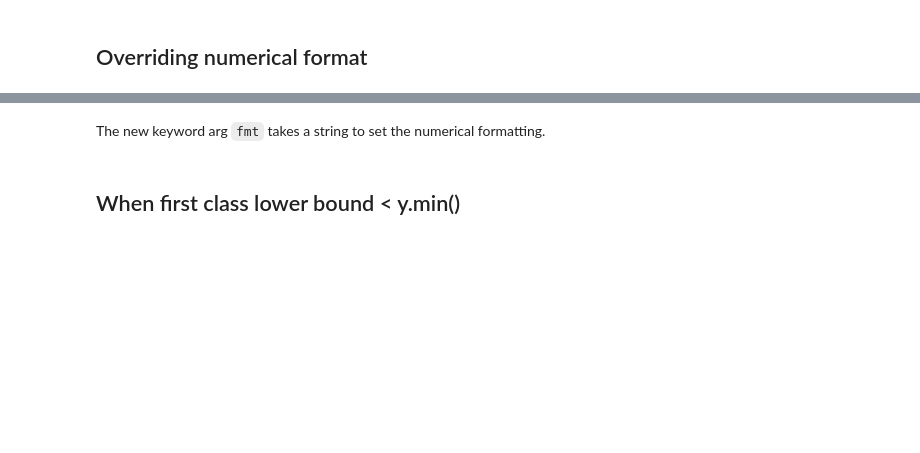
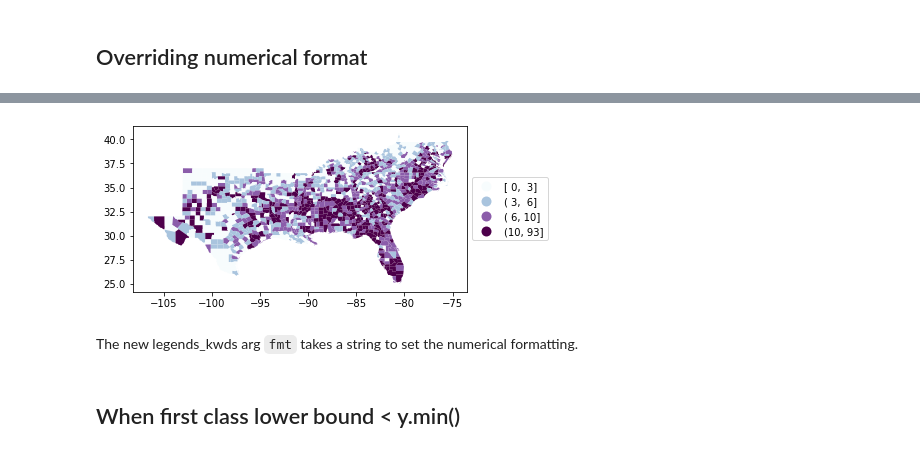
Before and after one commit to geopandas/geopandas, a Jupyter notebook: examples/choro_legends.ipynb, the cells around one changed output, grey strips where cells are left out. Saved outputs shown, nothing was run; the diff lists cells and outputs as text; code cells hidden in the pictures; blank space fills up the shorter version.

```diff
--- a/examples/choro_legends.ipynb
+++ b/examples/choro_legends.ipynb
@@ -55,5 +65,11 @@ ax = df.plot(column='HR60', scheme='QUANTILES', k=4, \
+# %%
+ax = df.plot(column='HR60', scheme='QUANTILES', k=4, \
+             cmap='BuPu', legend=True,
+             legend_kwds={'loc': 'center left', 'bbox_to_anchor':(1,0.5),  'fmt':"{:.0f}"})
+# %% [output]
+[figure, added]
 # %% [markdown]
-The new keyword arg `fmt` takes a string to set the numerical formatting.
+The new legends_kwds arg `fmt` takes a string to set the numerical formatting.
 # %% [markdown]
 ## When first class lower bound < y.min()
 # %%
```
Also changed, not shown: parts of 11 cells of this notebook, 1 other file.
